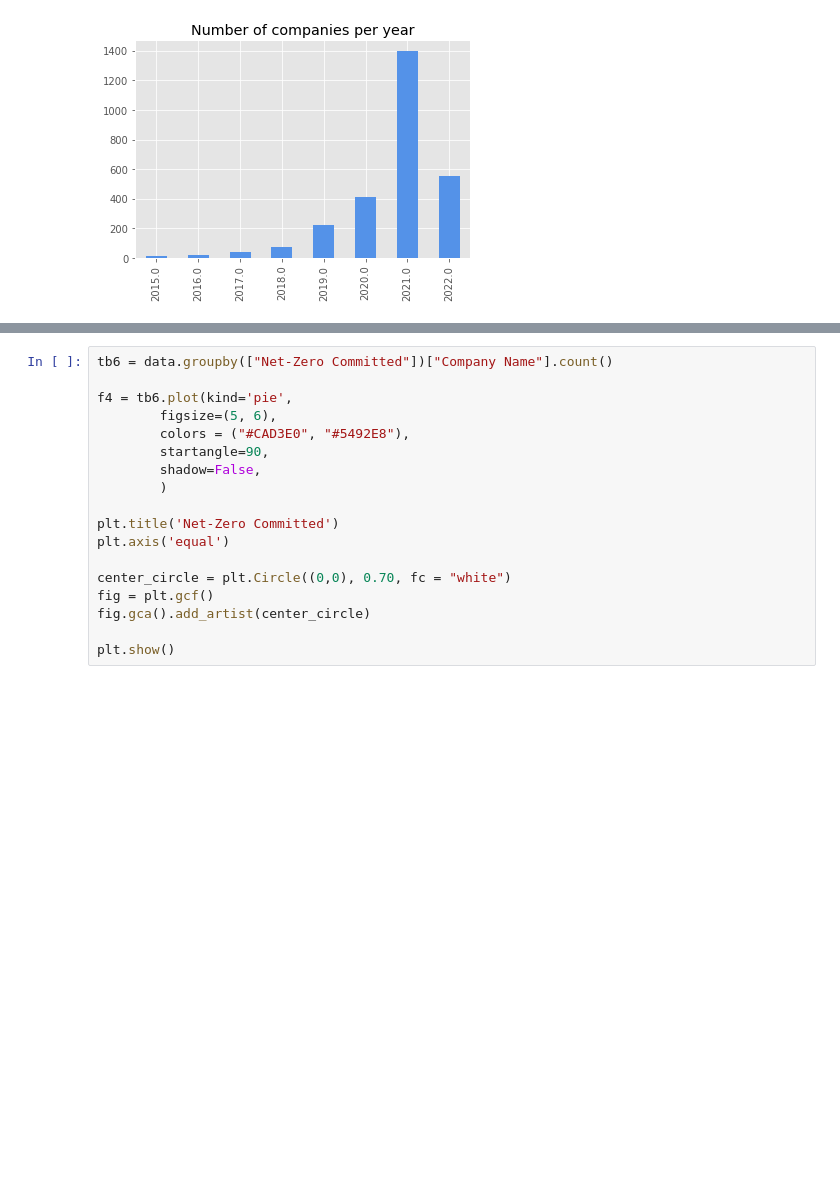
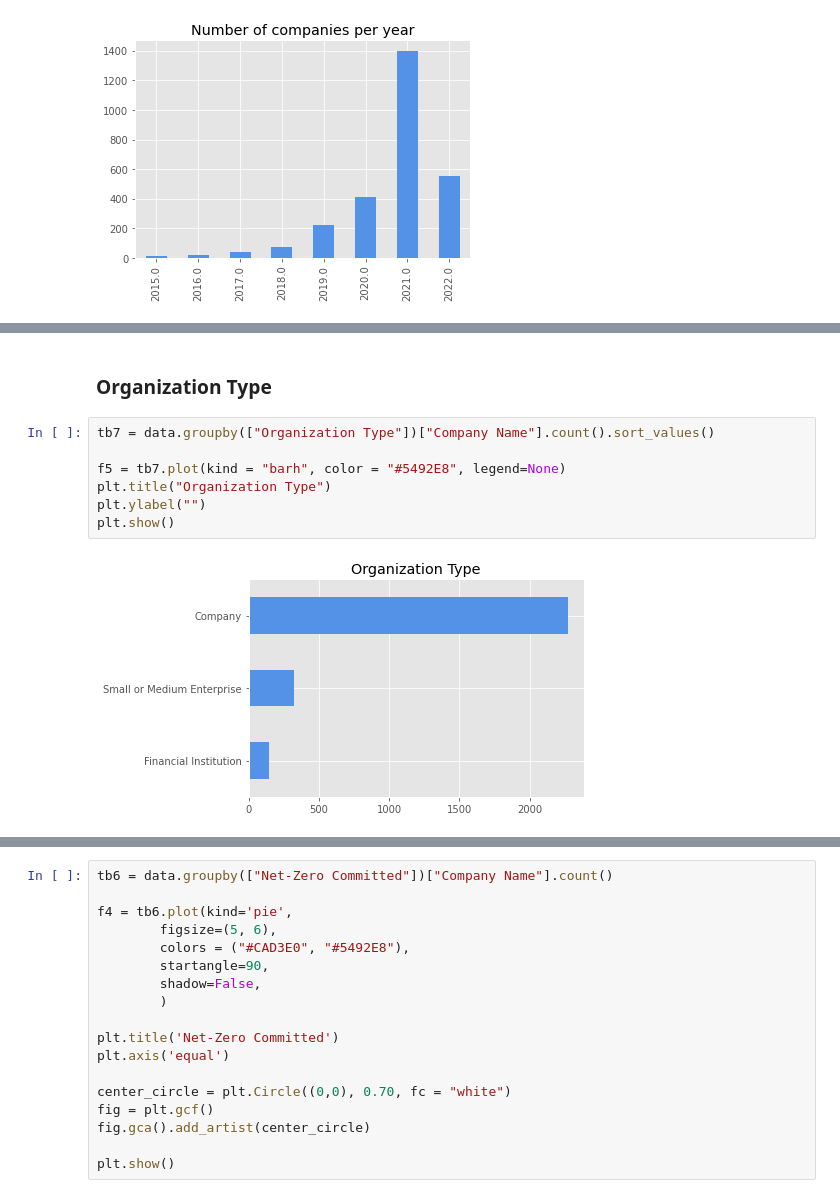
Before and after one commit to isalesp/SBTi, a Jupyter notebook: SBTi.ipynb, the cells around one changed output, grey strips where cells are left out. Saved outputs shown, nothing was run; the diff lists cells and outputs as text; blank space fills up the shorter version.

```diff
--- a/SBTi.ipynb
+++ b/SBTi.ipynb
@@ -297,3 +302,14 @@ plt.xticks(rotation=360)
 plt.show()
 # %% [output]
 [figure]
+# %% [markdown]
+### **Organization Type**
+# %%
+tb7 = data.groupby(["Organization Type"])["Company Name"].count().sort_values()
+
+f5 = tb7.plot(kind = "barh", color = "#5492E8", legend=None)
+plt.title("Organization Type")
+plt.ylabel("")
+plt.show()
+# %% [output]
+[figure, added]
```
Also changed, not shown: parts of 43 cells of this notebook.
